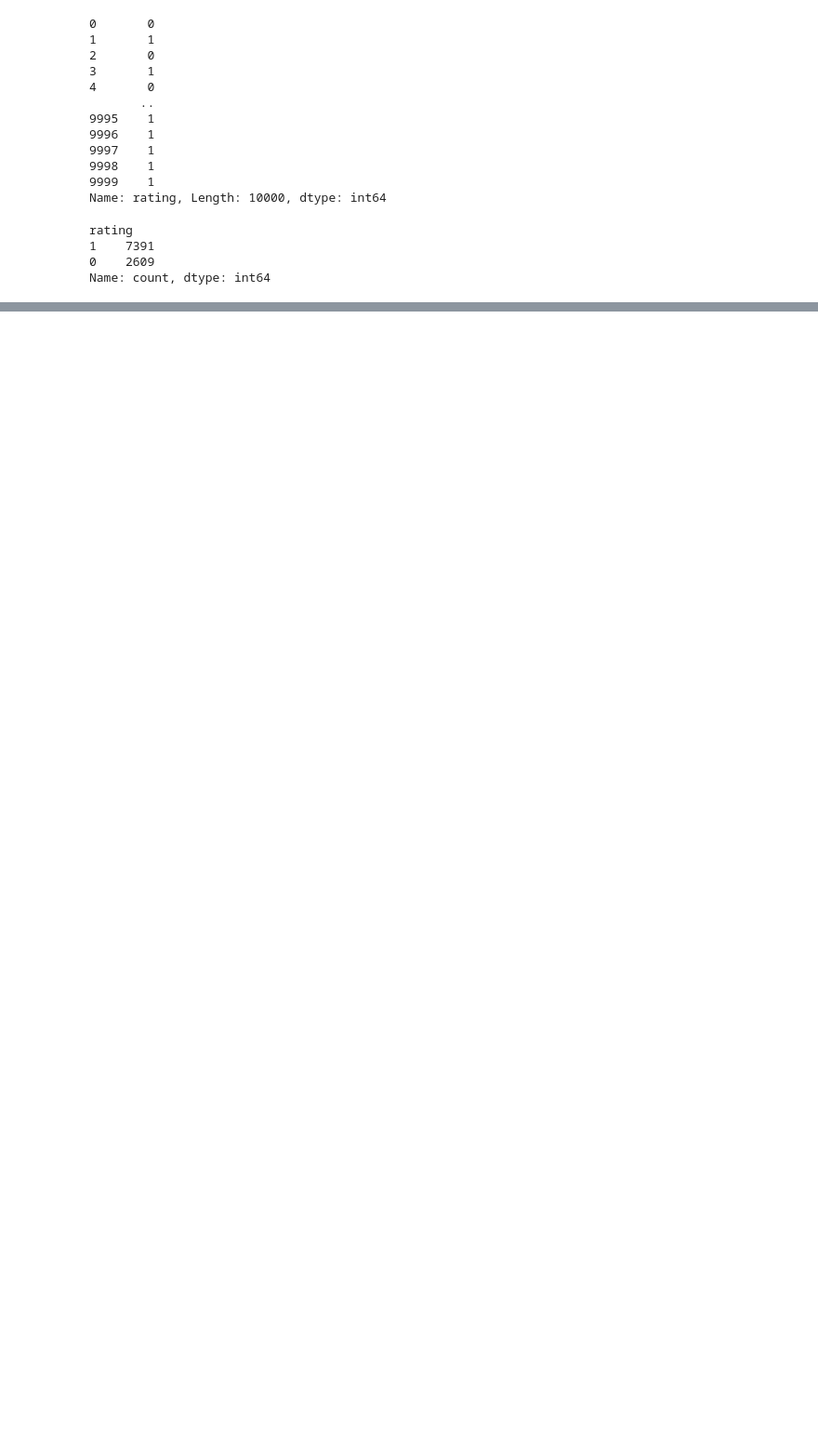
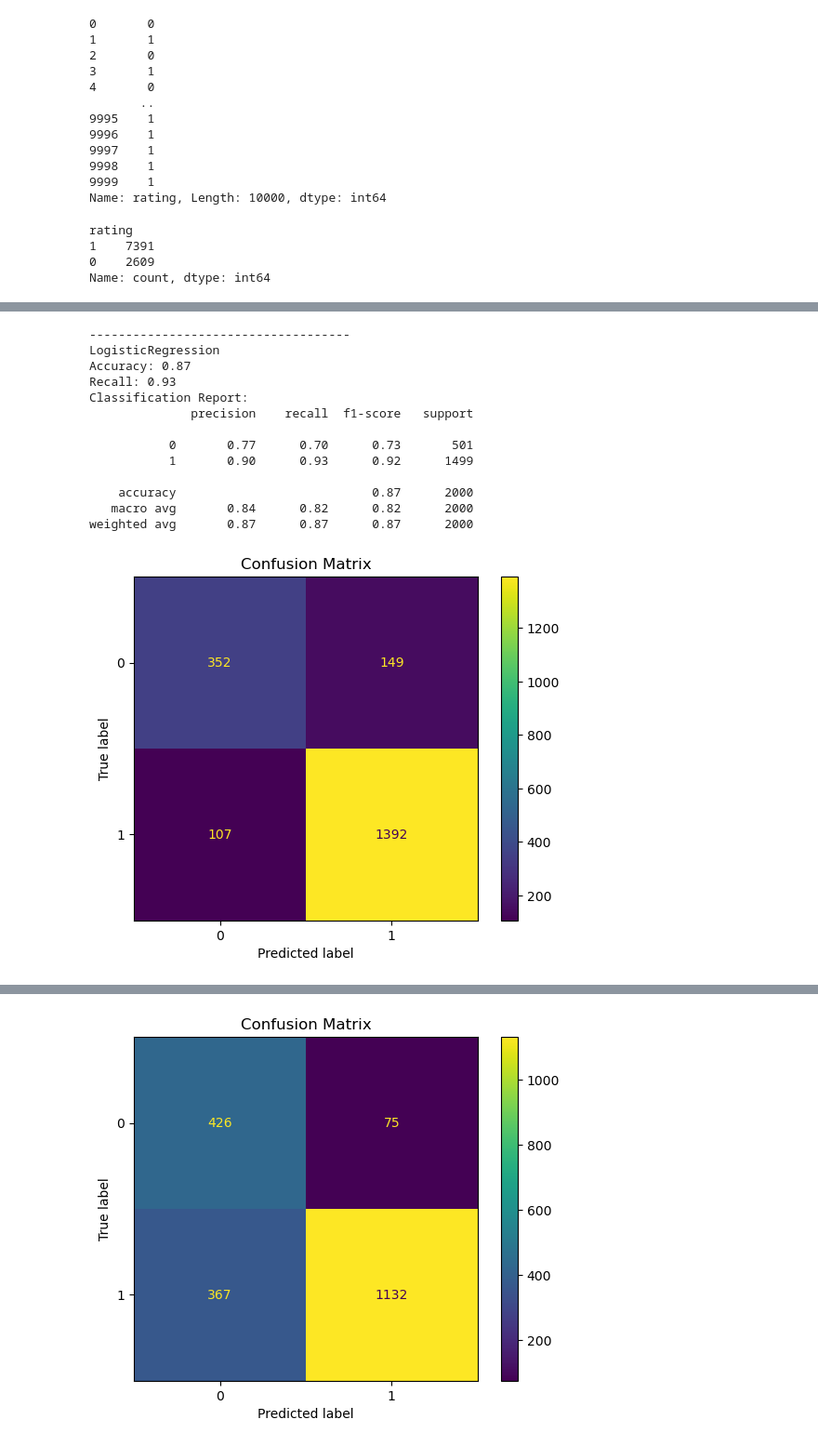
Before and after one commit to michaenho/SingaporeAirlinesReview, a Jupyter notebook: SingaporeAirlinesReview.ipynb, the cells around one changed output, grey strips where cells are left out. Shown at 93% size. Saved outputs shown, nothing was run; the diff lists cells and outputs as text; code cells hidden in the pictures; blank space fills up the shorter version.

Commit message:
NLP and model training

```diff
--- a/SingaporeAirlinesReview.ipynb
+++ b/SingaporeAirlinesReview.ipynb
@@ -72,0 +217,11 @@ Name: count, dtype: int64
+# %%
+Y = data.rating
+# %%
+# This is the final independent features, reshaped to transform the average word2vec from column vector to row vector for every review
+df = pd.DataFrame()
+for i in range(len(X)):
+    df = pd.concat([df, pd.DataFrame(X[i].reshape(1, -1))])
+
+
+# Adding the rating column to the df
+df['rating'] = Y.values
@@ -72,0 +242,64 @@ Name: count, dtype: int64
+# %%
+y = df['rating']
+# %%
+from sklearn.model_selection import train_test_split
+X_train,X_test,y_train,y_test=train_test_split(X,y,test_size=0.20)
+# %%
+from sklearn.linear_model import LogisticRegression
+from sklearn.naive_bayes import GaussianNB
+from sklearn.tree import DecisionTreeClassifier
+from sklearn.svm import SVC
+from sklearn.ensemble import RandomForestClassifier
+from sklearn.ensemble import AdaBoostClassifier
+from sklearn.ensemble import GradientBoostingClassifier
+from xgboost import XGBClassifier
+from sklearn.metrics import accuracy_score
+from sklearn.metrics import recall_score
+from sklearn.metrics import classification_report
+from sklearn.metrics import confusion_matrix
+from sklearn.metrics import ConfusionMatrixDisplay
+
+models = {
+    'LogisticRegression': LogisticRegression(),
+    'NaiveBayes': GaussianNB(),
+    'DecisionTree': DecisionTreeClassifier(),
+    'SupportVectorMachine': SVC(),
+    'RandomForest': RandomForestClassifier(),
+    'AdaBoost': AdaBoostClassifier(),
+    'GradientBoosting': GradientBoostingClassifier(),
+    'XGBoost': XGBClassifier()
+
+
+}
+def model_fit(models):
+    for model_name in models:
+        model = models[model_name]
+        model.fit(X_train, y_train)
+        y_pred = model.predict(X_test)
+        print('------------------------------------')
+        print(model_name)
+        print(f'Accuracy: {accuracy_score(y_test,y_pred):.2f}')
+        print(f'Recall: {recall_score(y_test,y_pred):.2f}')
+        print('Classification Report:')
+        print(classification_report(y_test,y_pred))
+        ConfusionMatrixDisplay(confusion_matrix(y_test,y_pred)).plot()
+        plt.title("Confusion Matrix")
+        plt.show()
+        print('------------------------------------')
+
+model_fit(models)
+# %% [output]
+------------------------------------
+LogisticRegression
+Accuracy: 0.87
+Recall: 0.93
+Classification Report:
+              precision    recall  f1-score   support
+
+           0       0.77      0.70      0.73       501
+           1       0.90      0.93      0.92      1499
+
+    accuracy                           0.87      2000
+   macro avg       0.84      0.82      0.82      2000
+weighted avg       0.87      0.87      0.87      2000
+[figure, added]
@@ -72,0 +320 @@ Name: count, dtype: int64
+[figure, added]
```
Also changed, not shown: parts of 16 cells of this notebook.
